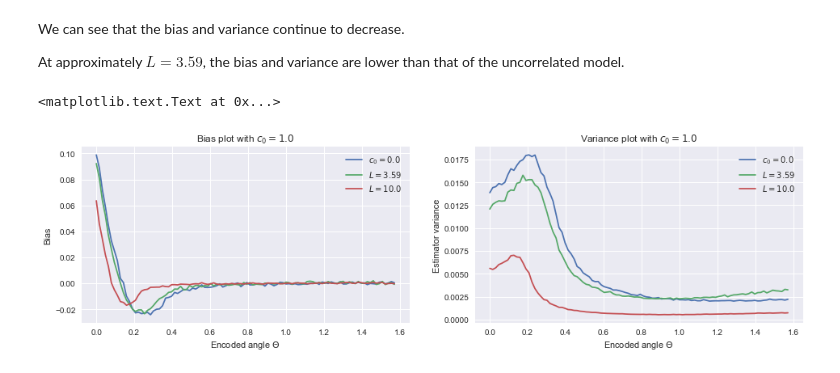
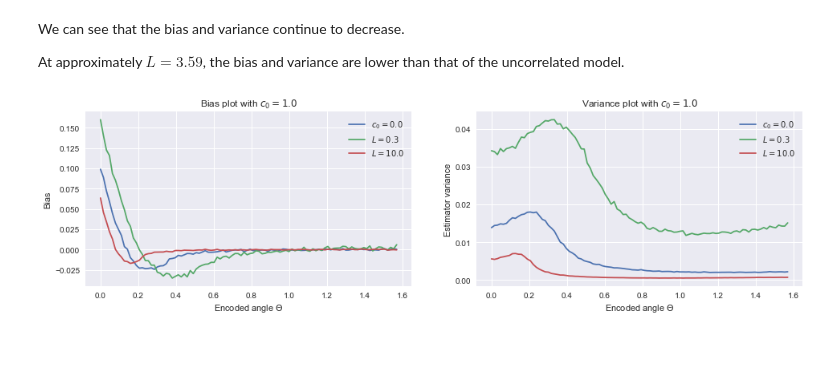
Before and after one commit to dtailor17/neural-population-codes, a Jupyter notebook: noise_correlations.ipynb, the cells around one changed output. Saved outputs shown, nothing was run; the diff lists cells and outputs as text; code cells hidden in the pictures.

```diff
--- a/noise_correlations.ipynb
+++ b/noise_correlations.ipynb
@@ -121,23 +122,32 @@ def construct_cov_matrix(max_corr=1.0, corr_length=0.5):
 # %%
 # Visualisation of correlation matrix
 max_corr = 1.0
-corr_length = 1
+corr_length = 10
 
+# Cross-section of correlation matrix
 plt.subplot(221)
 corr_mtx = construct_corr_matrix(max_corr, corr_length)
 plt.plot(PREF_STIMS, corr_mtx[50], '-X')
+plt.title('Cross-section of correlation matrix')
 
+# Correlation matrix
 plt.subplot(222)
 data_coords = [PREF_STIMS[0], PREF_STIMS[-1], PREF_STIMS[-1], PREF_STIMS[0]]
 plt.imshow(corr_mtx, cmap='Greys', extent=data_coords)
 plt.colorbar()
+plt.title('Correlation matrix')
 
+# Population response
 plt.subplot(212)
 # sample population response
 stim = 0.0
 mean_pop_res = tuning_curve_theta(PREF_STIMS, stim)
 cov_mtx = construct_cov_matrix(max_corr, corr_length)
 pop_res = np.random.multivariate_normal(mean_pop_res, cov_mtx)
-plt.plot(PREF_STIMS, pop_res, 'o')
-plt.plot(PREF_STIMS, mean_pop_res)
+plt.plot(PREF_STIMS, pop_res, 'o', label='Trial response')
+plt.plot(PREF_STIMS, mean_pop_res, label='Mean response')
+plt.legend()
+plt.title('Population response')
+
+plt.tight_layout()
 # %% [output]
@@ -474,6 +483,8 @@ We can see that the bias and variance continue to decrease.
 At approximately $L = 3.59$, the bias and variance are lower than that of the uncorrelated model.
 # %%
 max_corr = 1.0
+corr_length_arr = np.logspace(start=0, stop=1, num=10)
+corr_length_arr = np.round(corr_length_arr_2, 2)
 
 plt.rcParams['figure.figsize'] = (16, 4)
 
@@ -484,45 +495,56 @@ lbl = get_corr_param_dict_lbl(max_corr=0.0, corr_length=0.5)
 biases = ML_ests_1[lbl][1]
 plt.plot(THETAS, biases, label='$c_0 = 0.0$')
 
-idx = 5 # L=3.59 first results in bias/variance less than uncorrelated
-corr_length = corr_length_arr[idx]
+corr_length = 0.3
 lbl = get_corr_param_dict_lbl(max_corr=max_corr, corr_length=corr_length)
-biases = ML_ests_3[lbl][1]
+biases = ML_ests_2[lbl][1]
 plt.plot(THETAS, biases, label='$L = {0}$'.format(corr_length))
+
+# idx = 5 # L=3.59 first results in bias/variance less than uncorrelated
+# corr_length = corr_length_arr[idx]
+# lbl = get_corr_param_dict_lbl(max_corr=max_corr, corr_length=corr_length)
+# biases = ML_ests_3[lbl][1]
+# plt.plot(THETAS, biases, label='$L = {0}$'.format(corr_length))
 
 corr_length = corr_length_arr[9]
 lbl = get_corr_param_dict_lbl(max_corr=max_corr, corr_length=corr_length)
 biases = ML_ests_3[lbl][1]
 plt.plot(THETAS, biases, label='$L = {0}$'.format(corr_length))
 
 plt.legend()
 plt.xlabel('Encoded angle $\Theta$')
 plt.ylabel('Bias')
 plt.title('Bias plot with $c_0 = 1.0$')
 
 
 # Variance plot
 plt.subplot(122)
 
 lbl = get_corr_param_dict_lbl(max_corr=0.0, corr_length=0.5)
 variances = ML_ests_1[lbl][2]
 plt.plot(THETAS, variances, label='$c_0 = 0.0$')
 
-idx = 5 # L=3.59 first results in bias/variance less than uncorrelated
-corr_length = corr_length_arr[idx]
+corr_length = 0.3
 lbl = get_corr_param_dict_lbl(max_corr=max_corr, corr_length=corr_length)
-variances = ML_ests_3[lbl][2]
+variances = ML_ests_2[lbl][2]
 plt.plot(THETAS, variances, label='$L = {0}$'.format(corr_length))
+
+# idx = 5 # L=3.59 first results in bias/variance less than uncorrelated
+# corr_length = corr_length_arr[idx]
+# lbl = get_corr_param_dict_lbl(max_corr=max_corr, corr_length=corr_length)
+# variances = ML_ests_3[lbl][2]
+# plt.plot(THETAS, variances, label='$L = {0}$'.format(corr_length))
 
 corr_length = corr_length_arr[9]
 lbl = get_corr_param_dict_lbl(max_corr=max_corr, corr_length=corr_length)
 variances = ML_ests_3[lbl][2]
 plt.plot(THETAS, variances, label='$L = {0}$'.format(corr_length))
 
 plt.legend()
 plt.xlabel('Encoded angle $\Theta$')
 plt.ylabel('Estimator variance')
 plt.title('Variance plot with $c_0 = 1.0$')
+
+plt.rcParams['figure.figsize'] = (10, 5)
 # %% [output]
-<matplotlib.text.Text at 0x...>
-[figure, old version]
+[figure, new version]
```
Also changed, not shown: parts of 6 cells of this notebook, 1 other file.
